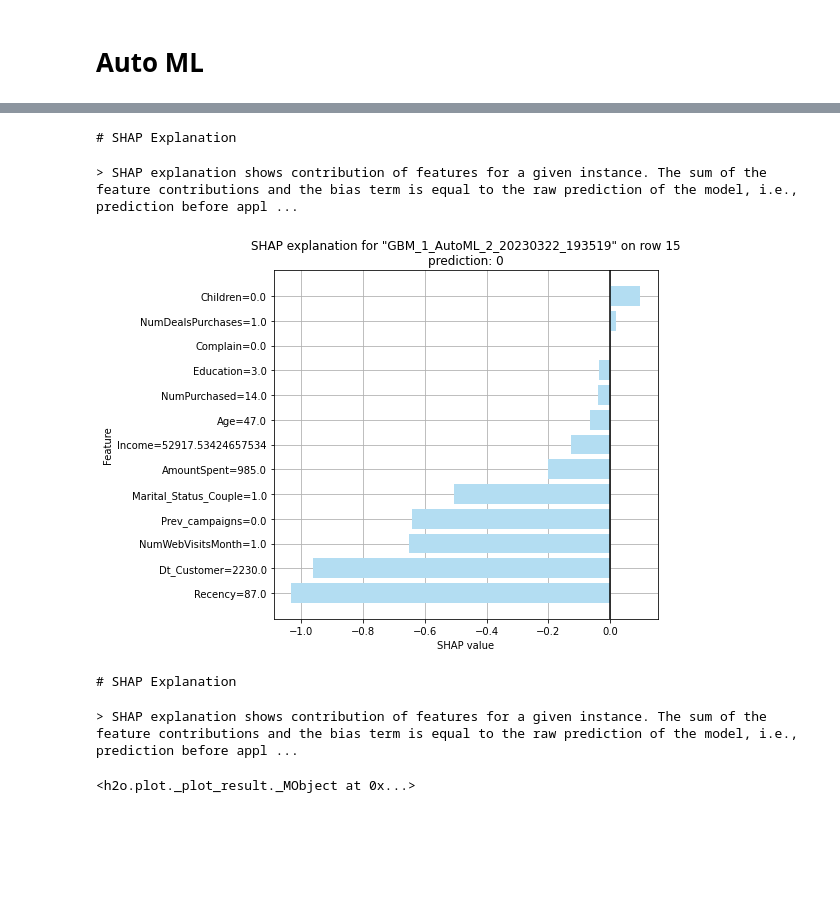
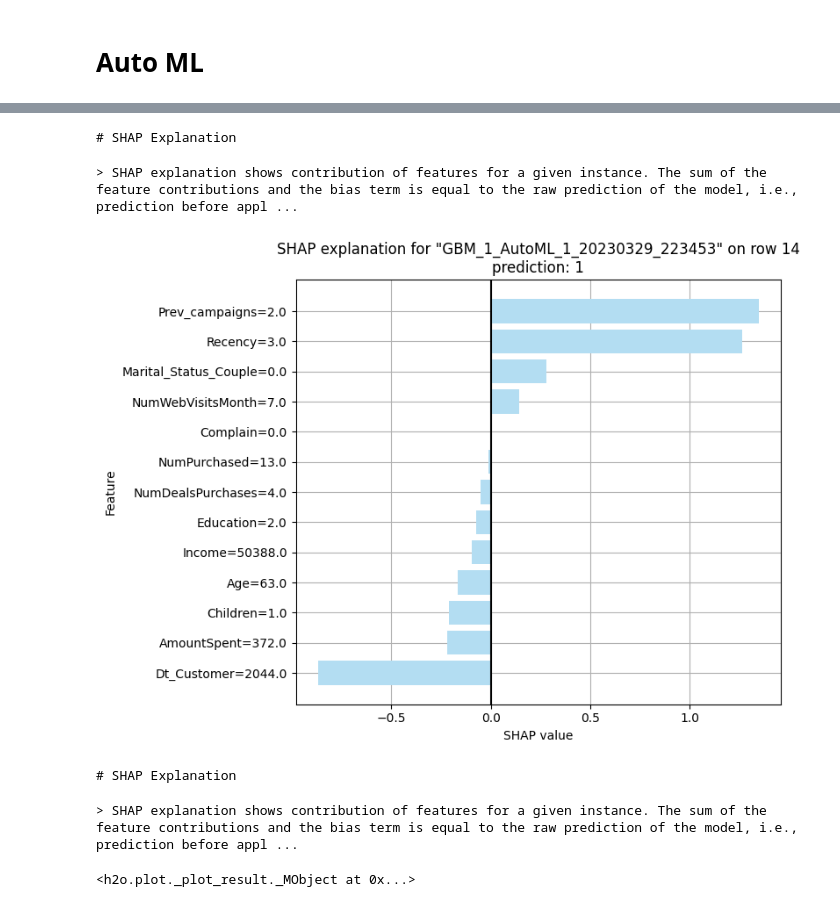
Before and after one commit to makarandmadhavi/Model-Interpretability-Marketting-Campaign, a Jupyter notebook: Model_Interpretability_Marketting_Campaign.ipynb, the cells around one changed output, grey strips where cells are left out. Drawn from its saved outputs; the diff is of its cells as text; code cells hidden in the pictures; blank space fills up the shorter version.

```diff
--- a/Model_Interpretability_Marketting_Campaign.ipynb
+++ b/Model_Interpretability_Marketting_Campaign.ipynb
@@ -159,8 +166,6 @@ dummy_status = pd.get_dummies(data['Marital_Status'], prefix='Marital_Status')
 
 data = pd.concat([data, dummy_status], axis=1)
 data.drop(['Marital_Status'], axis=1, inplace=True)
-data.drop(['Marital_Status_Single'], axis=1, inplace=True)
-
 
 data.head()
 # %% [output]
@@ -172,0 +182,2 @@ data.head()
+# %%
+data.drop(data[data['Income'] >= 94437].index, inplace = True)
@@ -511,9 +633,9 @@ explain_model = aml.explain(frame = test, figsize = (8,6),include_explanations=[
 # %%
-aml.explain_row(frame = test, row_index = 15, figsize = (8,6), exclude_explanations = "leaderboard")
+aml.explain_row(frame = test, row_index = 14, figsize = (8,6), exclude_explanations = "leaderboard")
 # %% [output]
 # SHAP Explanation
 > SHAP explanation shows contribution of features for a given instance. The sum of the feature contributions and the bias term is equal to the raw prediction of the model, i.e., prediction before appl ...
-[figure, old version]
+[figure, new version]
 # SHAP Explanation
 > SHAP explanation shows contribution of features for a given instance. The sum of the feature contributions and the bias term is equal to the raw prediction of the model, i.e., prediction before appl ...
 <h2o.plot._plot_result._MObject at 0x...>
```
Also changed, not shown: parts of 25 cells of this notebook.
